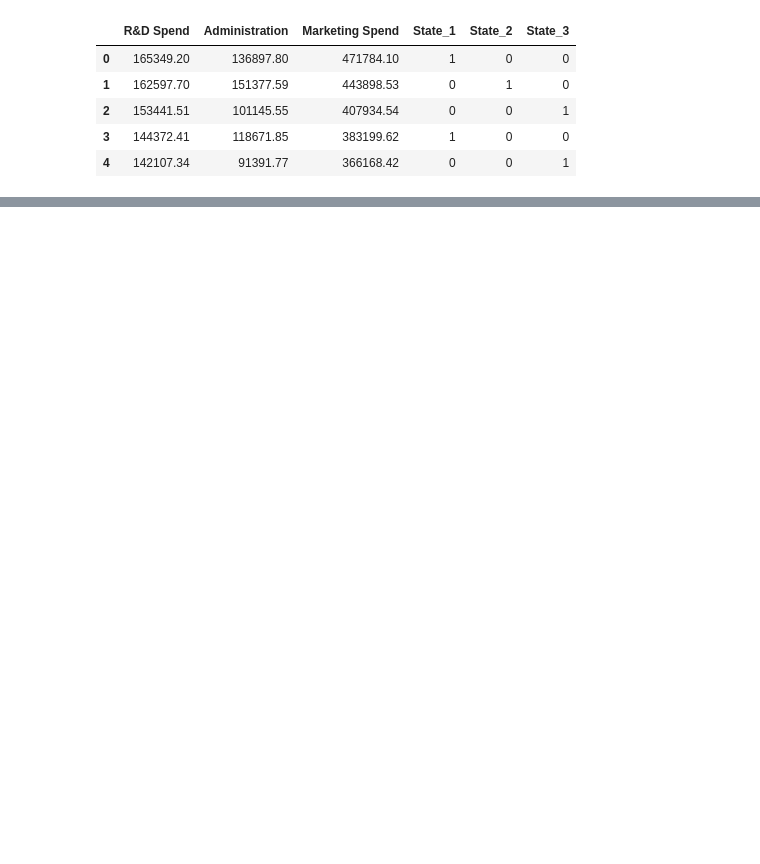
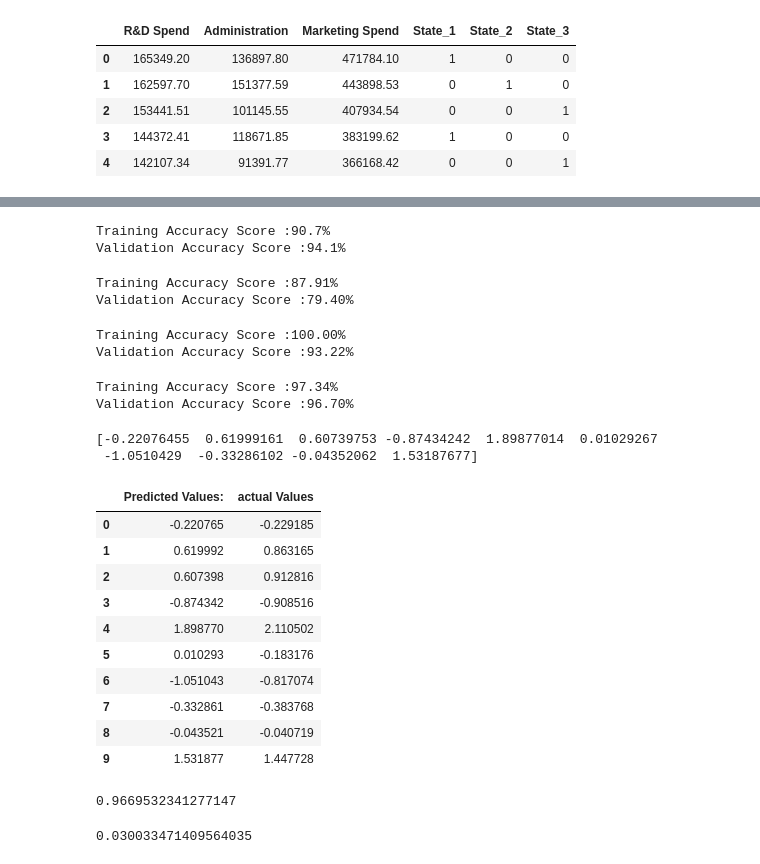
Before and after one commit to TKQhena/50_Startups_Regression-MLG_Assingment3-, a Jupyter notebook: MLG_Assingment_3(Start_UP).ipynb, the cells around one changed output, grey strips where cells are left out. Drawn from its saved outputs; the diff is of its cells as text; code cells hidden in the pictures; blank space fills up the shorter version.

Commit message:
Error checking

```diff
--- a/MLG_Assingment_3(Start_UP).ipynb
+++ b/MLG_Assingment_3(Start_UP).ipynb
@@ -190,0 +215,63 @@ x_train, x_test, y_train, y_test = train_test_split(features, target, test_size=
+# %%
+lr = LinearRegression()
+lr.fit(x_train,y_train)
+print(f"Training Accuracy Score :{lr.score(x_train, y_train) * 100:.1f}%")
+print(f"Validation Accuracy Score :{lr.score(x_test, y_test) * 100:.1f}%")
+# %% [output]
+Training Accuracy Score :90.7%
+Validation Accuracy Score :94.1%
+# %%
+svr = SVR()
+svr.fit(x_train,y_train)
+print(f"Training Accuracy Score :{svr.score(x_train, y_train) * 100:.2f}%")
+print(f"Validation Accuracy Score :{svr.score(x_test, y_test) * 100:.2f}%")
+# %% [output]
+Training Accuracy Score :87.91%
+Validation Accuracy Score :79.40%
+# %%
+dt= DecisionTreeRegressor()
+dt.fit(x_train,y_train)
+print(f"Training Accuracy Score :{dt.score(x_train, y_train) * 100:.2f}%")
+print(f"Validation Accuracy Score :{dt.score(x_test, y_test) * 100:.2f}%")
+# %% [output]
+Training Accuracy Score :100.00%
+Validation Accuracy Score :93.22%
+# %%
+rf = RandomForestRegressor()
+rf.fit(x_train,y_train)
+print(f"Training Accuracy Score :{rf.score(x_train, y_train) * 100:.2f}%")
+print(f"Validation Accuracy Score :{rf.score(x_test, y_test) * 100:.2f}%")
+# %% [output]
+Training Accuracy Score :97.34%
+Validation Accuracy Score :96.70%
+# %%
+y_prediction = rf.predict(x_test)
+print(y_prediction)
+# %% [output]
+[-0.22076455  0.61999161  0.60739753 -0.87434242  1.89877014  0.01029267
+ -1.0510429  -0.33286102 -0.04352062  1.53187677]
+# %%
+df = pd.DataFrame(
+    data={"Predicted Values:": y_prediction.flatten(), "actual Values": y_test.flatten()})
+df
+# %% [output]
+|  | Predicted Values: | actual Values |
+| 0 | -0.220765 | -0.229185 |
+| 1 | 0.619992 | 0.863165 |
+| 2 | 0.607398 | 0.912816 |
+| 3 | -0.874342 | -0.908516 |
+| 4 | 1.898770 | 2.110502 |
+| 5 | 0.010293 | -0.183176 |
+| 6 | -1.051043 | -0.817074 |
+| 7 | -0.332861 | -0.383768 |
+| 8 | -0.043521 | -0.040719 |
+| 9 | 1.531877 | 1.447728 |
+# %%
+r2_score(y_test, y_prediction)
+# %% [output]
+0.9669532341277147
+# %%
+mean_err = mean_squared_error(y_test, y_prediction)
+mean_err
+# %% [output]
+0.030033471409564035
```
Also changed, not shown: parts of 9 cells of this notebook.
